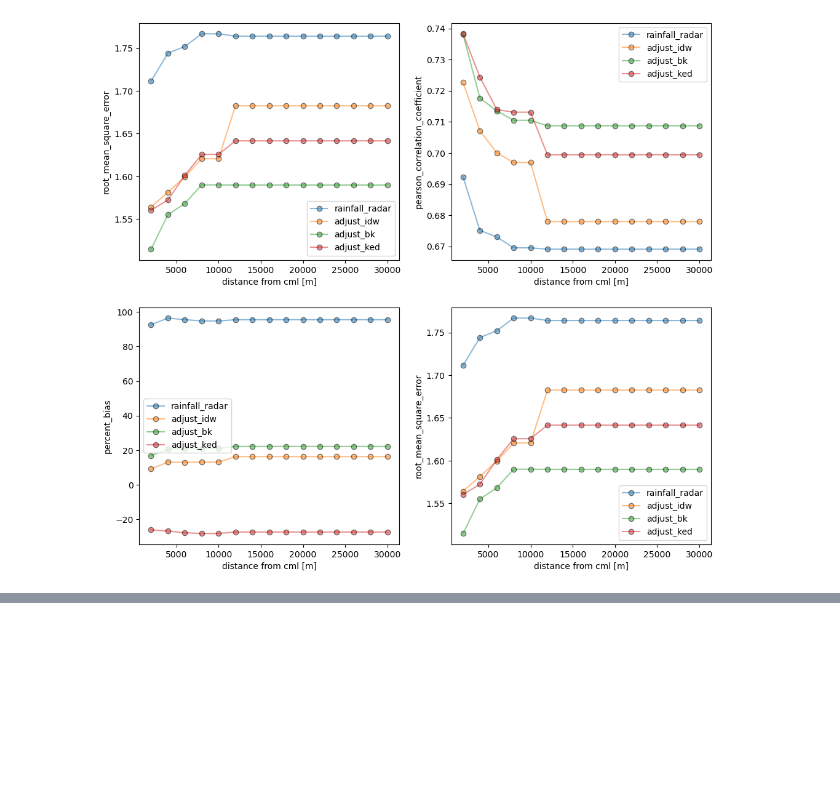
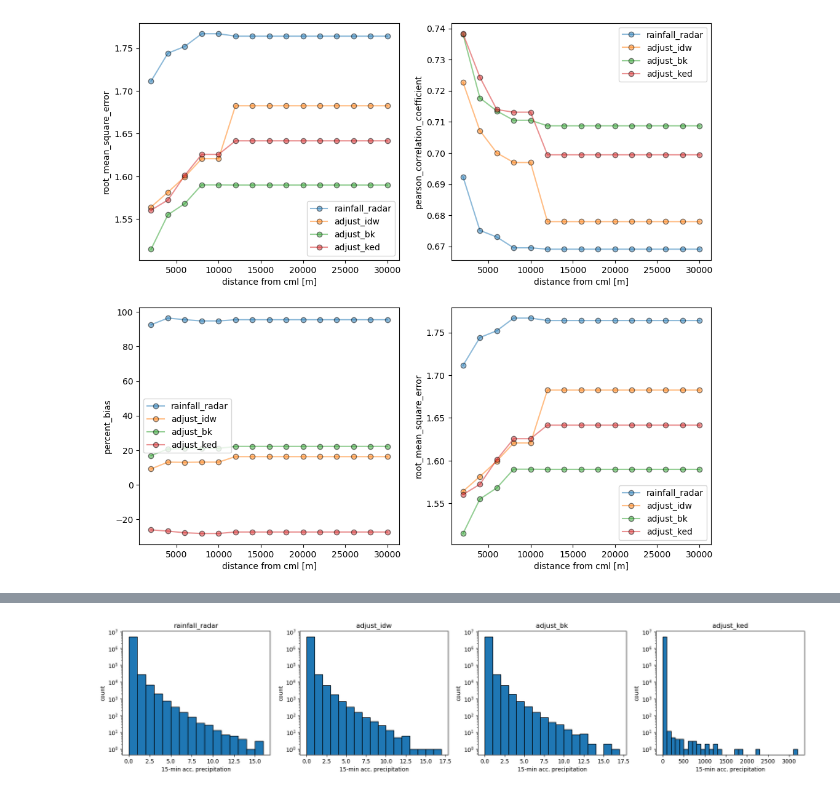
Before and after one commit to EliaCovi/radar_adjustment_intercomparison, a Jupyter notebook: 4_adjustment_analysis.ipynb, the cells around one changed output, grey strips where cells are left out. Saved outputs shown, nothing was run; the diff lists cells and outputs as text; code cells hidden in the pictures; blank space fills up the shorter version.

```diff
--- a/4_adjustment_analysis.ipynb
+++ b/4_adjustment_analysis.ipynb
@@ -220,0 +317,22 @@ ax[1,1].legend()
+# %%
+data = xr.open_dataset('data/adjusted_radar_OpenMRG.nc')
+# %%
+fig, ax = plt.subplots(1, 4, figsize=(22, 4))
+val = data.rainfall_amount.values.flatten()
+ax[0].hist(val, bins=np.arange(0, np.nanmax(val)+1, 1), edgecolor='black')
+val = data.rainfall_additiveIDW.values.flatten()
+ax[1].hist(val, bins=np.arange(0, np.nanmax(val)+1, 1), edgecolor='black')
+val = data.rainfall_additiveBKpoint.values.flatten()
+ax[2].hist(val, bins=np.arange(0, np.nanmax(val)+1, 1), edgecolor='black')
+val = data.rainfall_KED.values.flatten()
+ax[3].hist(val, bins=np.arange(0, np.nanmax(val)+100, 100), edgecolor='black')
+ax[0].set_title('rainfall_radar')
+ax[1].set_title('adjust_idw')
+ax[2].set_title('adjust_bk')
+ax[3].set_title('adjust_ked')
+for i in range(4):
+    ax[i].set_ylabel('count')
+    ax[i].set_xlabel('15-min acc. precipitation')
+    ax[i].set_yscale('log')
+# %% [output]
+[figure, added]
```
Also changed, not shown: parts of 13 cells of this notebook.
